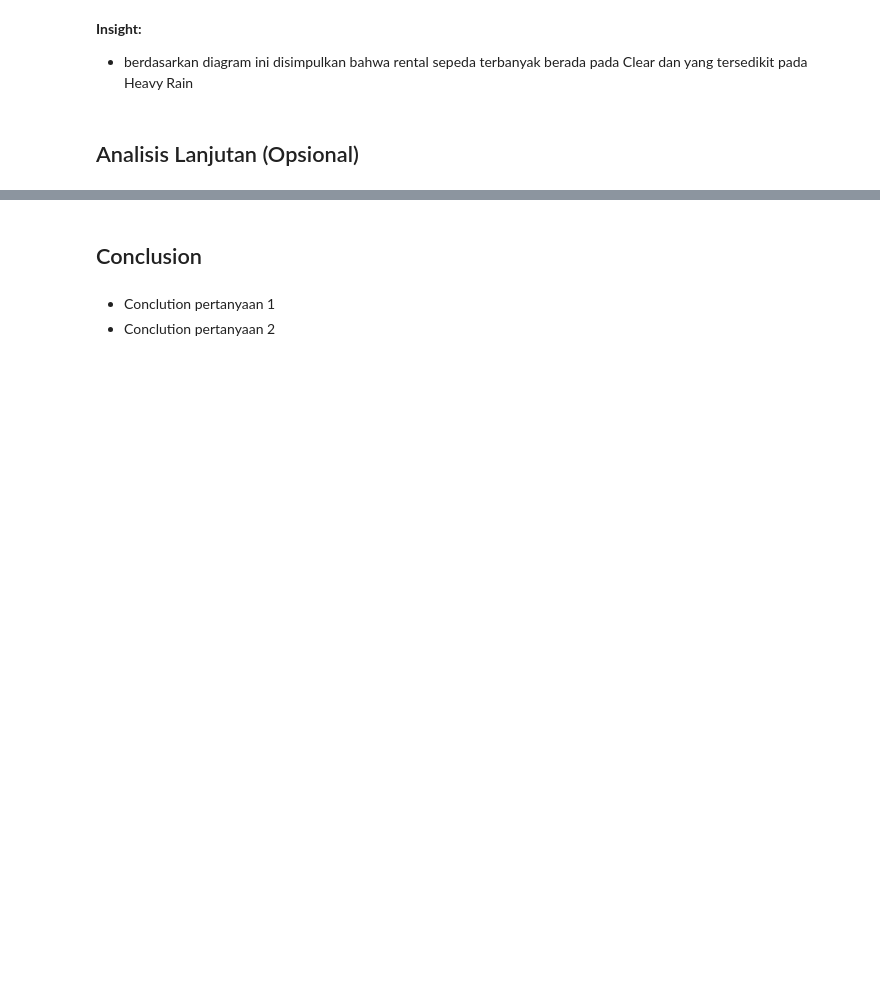
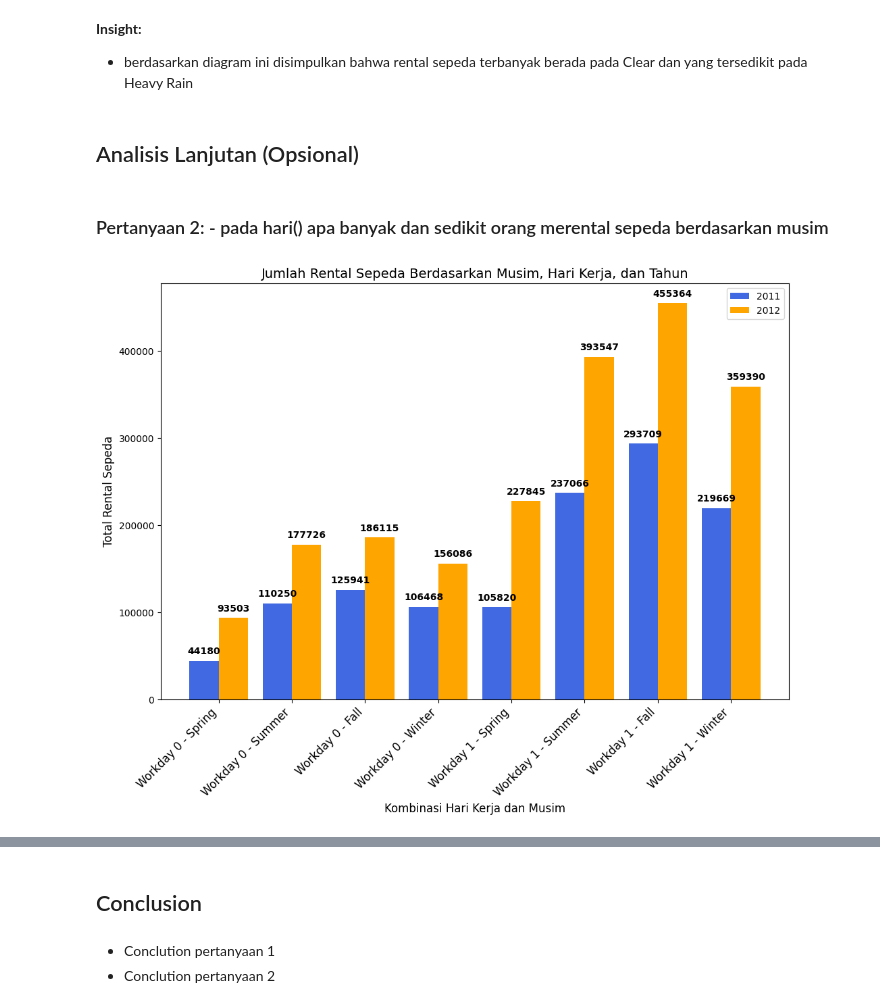
Before and after one commit to rexxar280903/Dicoding, a Jupyter notebook: Proyek_Analisis_Data.ipynb, the cells around one changed output, grey strips where cells are left out. Cells and saved outputs as stored; diff of their text form; code cells hidden in the pictures; blank space fills up the shorter version.

Commit message:
pertanyaan 3

```diff
--- a/Proyek_Analisis_Data.ipynb
+++ b/Proyek_Analisis_Data.ipynb
@@ -356,3 +298,41 @@ plt.show()
 - berdasarkan diagram ini disimpulkan bahwa rental sepeda terbanyak berada pada Clear dan yang tersedikit pada Heavy Rain
 # %% [markdown]
 ## Analisis Lanjutan (Opsional)
+# %% [markdown]
+### Pertanyaan 2: - pada hari() apa banyak dan sedikit orang merental sepeda berdasarkan musim
+# %%
+# Mengelompokkan data berdasarkan workingday, season, dan yr
+grouped_data = data.groupby(["workingday", "season", "yr"])["cnt"].sum().unstack()
+
+# Menyiapkan data untuk barchart
+x = np.arange(len(grouped_data))  # Posisi label X
+width = 0.4  # Lebar batang
+
+# Membuat figure dan axis
+fig, ax = plt.subplots(figsize=(12, 8))
+
+# Membuat barchart dengan 2 batang untuk setiap kombinasi musim dan hari kerja
+rects1 = ax.bar(x - width/2, grouped_data.loc[:, 0], width, label="2011", color='royalblue')
+rects2 = ax.bar(x + width/2, grouped_data.loc[:, 1], width, label="2012", color='orange')
+
+# Menampilkan angka di atas batang
+ax.bar_label(rects1, padding=5, fmt='%d', color='black', fontweight='bold')
+ax.bar_label(rects2, padding=5, fmt='%d', color='black', fontweight='bold')
+
+# **Menambahkan label kombinasi musim dan hari kerja pada sumbu X**
+season_labels = {1: "Spring", 2: "Summer", 3: "Fall", 4: "Winter"}
+labels = [f"Workday {wd} - {season_labels[s]}" for wd, s in grouped_data.index]
+
+ax.set_xticks(x)
+ax.set_xticklabels(labels, rotation=45, ha="right", fontsize=12)  # Rotasi agar terbaca
+
+# Menambahkan judul dan label sumbu
+plt.title('Jumlah Rental Sepeda Berdasarkan Musim, Hari Kerja, dan Tahun', fontsize=14)
+plt.xlabel('Kombinasi Hari Kerja dan Musim', fontsize=12)
+plt.ylabel('Total Rental Sepeda', fontsize=12)
+plt.legend()  # Tambahkan keterangan untuk tahun
+
+# Menampilkan grafik
+plt.show()
+# %% [output]
+[figure, added]
```
Also changed, not shown: parts of 7 cells of this notebook.
